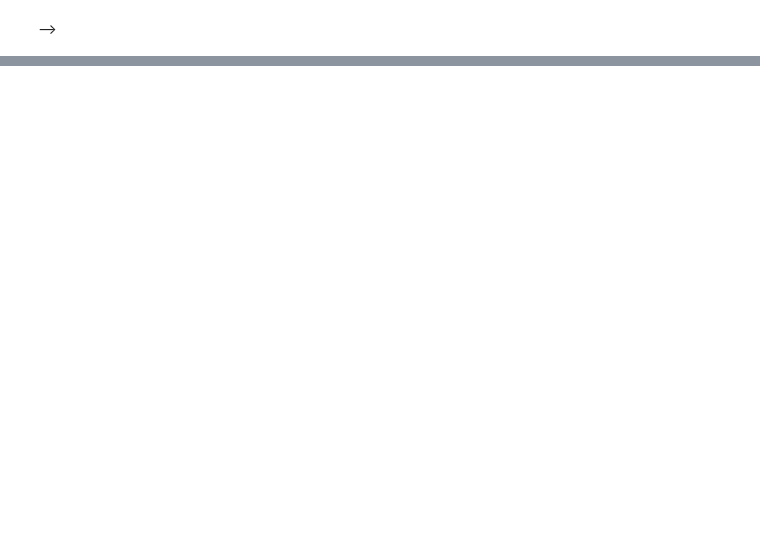
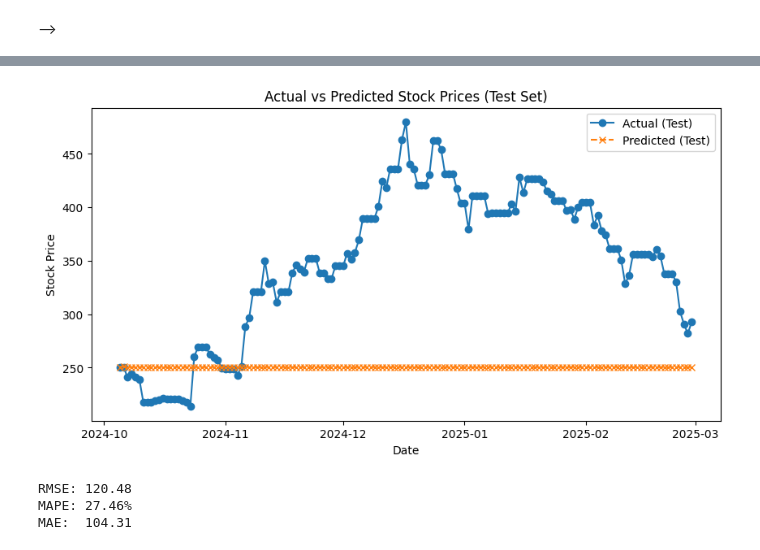
Before and after one commit to Yejin-Hwang/Analysis-of-Financial-Time-Series, a Jupyter notebook: 05_ARIMA_0106_yejin.ipynb, the cells around one changed output, grey strips where cells are left out. Saved outputs shown, nothing was run; the diff lists cells and outputs as text; code cells hidden in the pictures; blank space fills up the shorter version.

```diff
--- a/05_ARIMA_0106_yejin.ipynb
+++ b/05_ARIMA_0106_yejin.ipynb
@@ -293,0 +307,46 @@ The predicted_price for 2025-01-07 tomorrow: 413.26949470724304
+# %%
+# Split the dataset into 80% train and 20% test
+train_size = int(len(prices) * 0.8)
+train = prices[:train_size]   # First 80% as training data
+test = prices[train_size:]    # Remaining 20% as test data
+
+print(f"Total data length: {len(prices)}")
+print(f"Train data length: {len(train)}")
+print(f"Test data length: {len(test)}")
+
+# Train ARIMA model on the training dataset (example: (p,d,q) = (0,1,0))
+model = ARIMA(train, order=(3,1,1))
+fitted = model.fit()
+
+# Generate predictions for the test period
+predictions = fitted.predict(start=len(train), end=len(train) + len(test) - 1, dynamic=False)
+predictions = pd.Series(predictions, index=test.index)
+
+print(predictions.head())    # Display first few predictions
+print("...")
+print(predictions.tail())    # Display last few predictions
+
+# Plot actual vs predicted values
+plt.figure(figsize=(10, 5))
+plt.plot(test.index, test, label='Actual (Test)', marker='o')
+plt.plot(predictions.index, predictions, label='Predicted (Test)', marker='x', linestyle="dashed")
+plt.title('Actual vs Predicted Stock Prices (Test Set)')
+plt.xlabel('Date')
+plt.ylabel('Stock Price')
+plt.legend()
+plt.show()
+
+
+# Calculate prediction errors
+errors = predictions - test
+
+# Compute evaluation metrics
+rmse = np.sqrt(np.mean(np.square(errors)))  # Root Mean Squared Error
+mape = np.mean(np.abs(errors / test)) * 100  # Mean Absolute Percentage Error
+mae  = np.mean(np.abs(errors))  # Mean Absolute Error
+
+# Print evaluation metrics
+print(f"RMSE: {rmse:.2f}")
+print(f"MAPE: {mape:.2f}%")
+print(f"MAE:  {mae:.2f}")
+# %% [output]
@@ -293,0 +371,4 @@ The predicted_price for 2025-01-07 tomorrow: 413.26949470724304
+[figure, added]
+RMSE: 120.48
+MAPE: 27.46%
+MAE:  104.31
```
Also changed, not shown: parts of 34 cells of this notebook, 4 other files.
